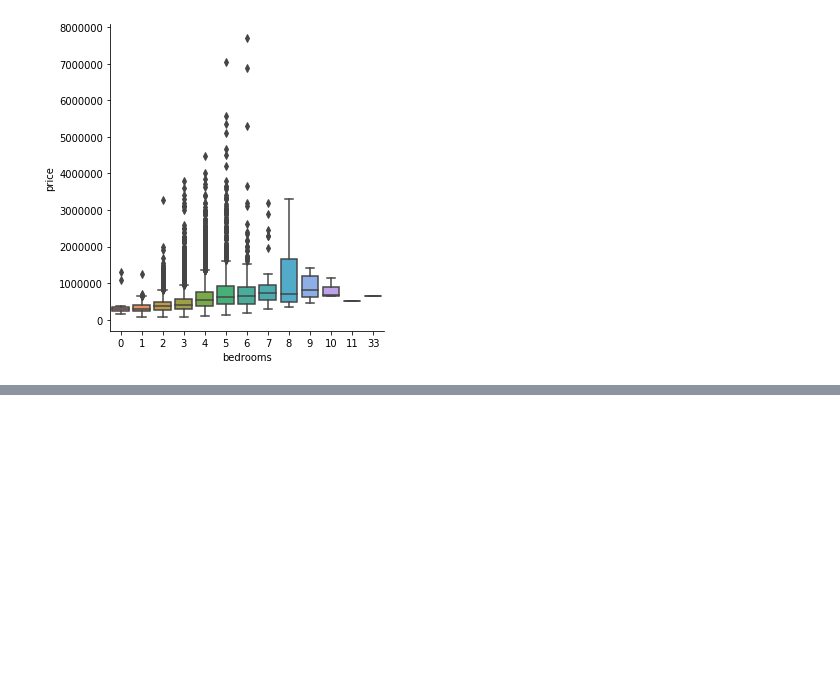
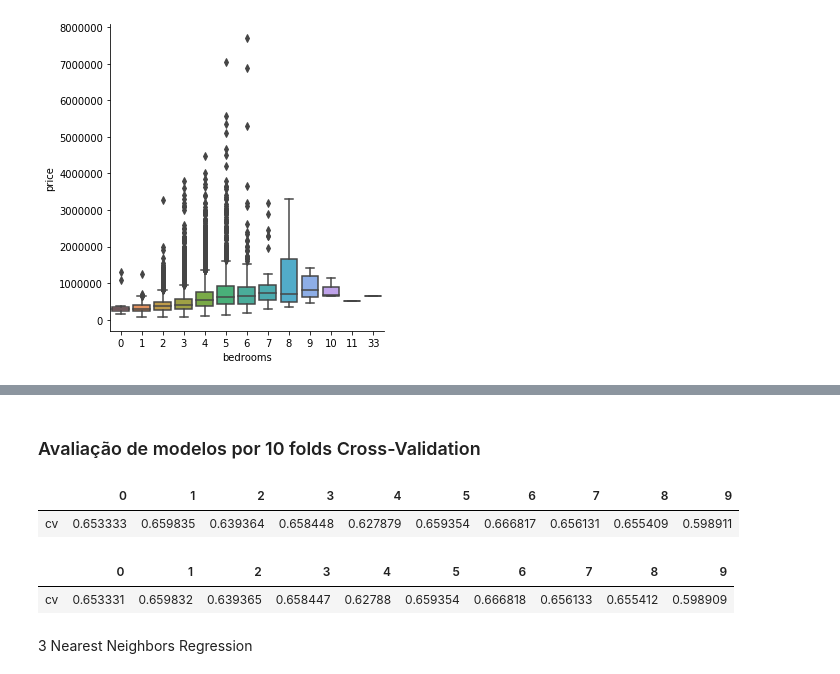
Before and after one commit to Arthurdb1999/CienciadaComputacao, a Jupyter notebook: Data Mining - Python/House Sales/HouseSales.ipynb, the cells around one changed output, grey strips where cells are left out. Saved outputs shown, nothing was run; the diff lists cells and outputs as text; code cells hidden in the pictures; blank space fills up the shorter version.

```diff
--- a/Data Mining - Python/House Sales/HouseSales.ipynb
+++ b/Data Mining - Python/House Sales/HouseSales.ipynb
@@ -158,0 +247,20 @@ sns.catplot(x="bedrooms", y="price", kind="box", data=dfhouses)
+# %% [markdown]
+<h3>Avaliação de modelos por 10 folds Cross-Validation</h3>
+# %%
+from sklearn.model_selection import cross_val_score
+
+scorelin = cross_val_score(lin, X, y, cv=10)
+df_scorelin = pd.DataFrame({'cv': scorelin})
+df_scorelin.T
+# %% [output]
+|  | 0 | 1 | 2 | 3 | 4 | 5 | 6 | 7 | 8 | 9 |
+| cv | 0.653333 | 0.659835 | 0.639364 | 0.658448 | 0.627879 | 0.659354 | 0.666817 | 0.656131 | 0.655409 | 0.598911 |
+# %%
+scorelasso = cross_val_score(lasso, X, y, cv=10)
+df_scorelasso = pd.DataFrame({'cv': scorelasso})
+df_scorelasso.T
+# %% [output]
+|  | 0 | 1 | 2 | 3 | 4 | 5 | 6 | 7 | 8 | 9 |
+| cv | 0.653331 | 0.659832 | 0.639365 | 0.658447 | 0.62788 | 0.659354 | 0.666818 | 0.656133 | 0.655412 | 0.598909 |
+# %% [markdown]
+</h3>3 Nearest Neighbors Regression</h3>
```
Also changed, not shown: parts of 8 cells of this notebook.
